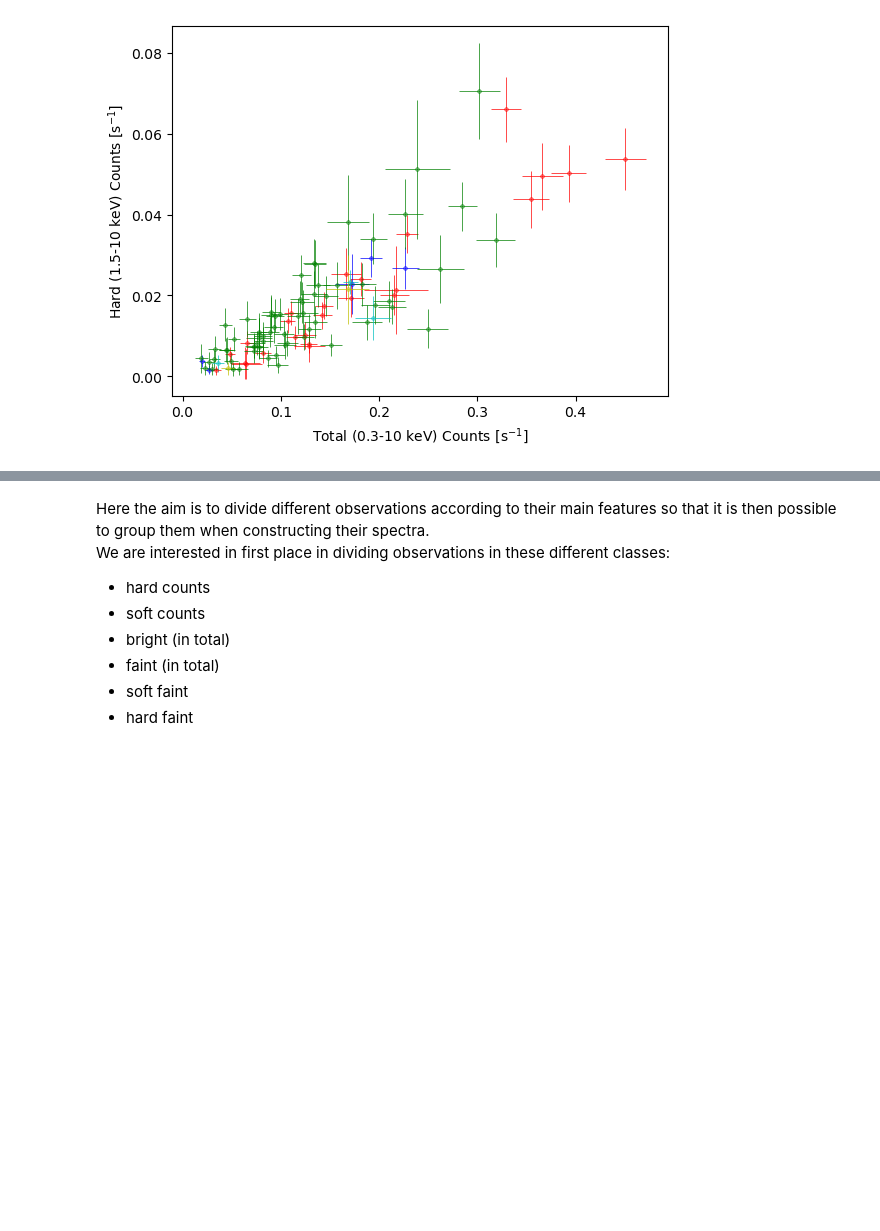
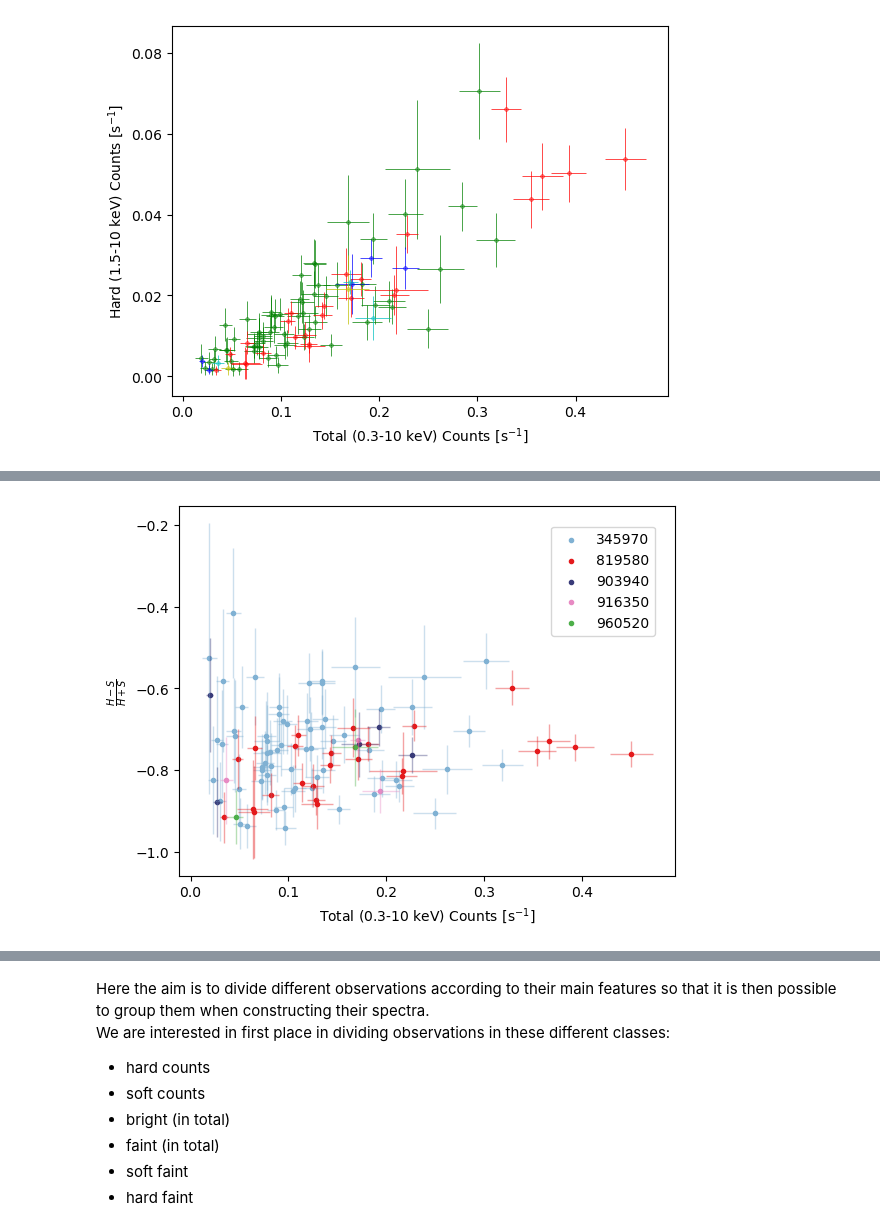
Before and after one commit to martapisci/IRAS_13224-3809, a Jupyter notebook: lc_iras13224-3809.ipynb, the cells around one changed output, grey strips where cells are left out. Saved outputs shown, nothing was run; the diff lists cells and outputs as text; code cells hidden in the pictures; blank space fills up the shorter version.

```diff
--- a/lc_iras13224-3809.ipynb
+++ b/lc_iras13224-3809.ipynb
@@ -417,0 +434,32 @@ plt.show()
+# %%
+#Plotting normalized HR as a function of counts for all observations
+
+
+
+#HR vs hard cts
+
+
+plt.errorbar(lcurve3['cts'],lcurve3['H-S/H+S'],xerr=lcurve3['err_counts'],yerr=lcurve3['normHR_err'], color=cmap(4) , marker=',', linestyle='None',linewidth =1,alpha = 0.4)
+plt.errorbar(lcurve1['cts'],lcurve1['H-S/H+S'],xerr=lcurve1['err_counts'],yerr=lcurve1['normHR_err'], color=cmap2(0), marker=',', linestyle='None',linewidth =1,alpha = 0.4)
+plt.errorbar(lcurve2['cts'],lcurve2['H-S/H+S'],xerr=lcurve2['err_counts'],yerr=lcurve2['normHR_err'], color=cmap4(0), marker=',', linestyle='None',linewidth =1,alpha = 0.4)
+plt.errorbar(lcurve4['cts'],lcurve4['H-S/H+S'],xerr=lcurve4['err_counts'],yerr=lcurve4['normHR_err'], color=cmap5(3), marker=',', linestyle='None',linewidth =1,alpha = 0.4)
+plt.errorbar(lcurve5['cts'],lcurve5['H-S/H+S'],xerr=lcurve5['err_counts'],yerr=lcurve5['normHR_err'], color=cmap2(2), marker=',', linestyle='None',linewidth =1,alpha = 0.4)
+
+
+plt.scatter(lcurve3['cts'],lcurve3['H-S/H+S'], color=cmap(4)  , marker='.', linestyle='None',linewidth =1,label = '345970')
+plt.scatter(lcurve1['cts'],lcurve1['H-S/H+S'], color=cmap2(0) , marker='.', linestyle='None',linewidth =1,label = '819580')
+plt.scatter(lcurve2['cts'],lcurve2['H-S/H+S'], color=cmap4(0) , marker='.', linestyle='None',linewidth =1,label = '903940')
+plt.scatter(lcurve4['cts'],lcurve4['H-S/H+S'], color=cmap5(3) , marker='.', linestyle='None',linewidth =1,label = '916350')
+plt.scatter(lcurve5['cts'],lcurve5['H-S/H+S'], color=cmap2(2) , marker='.', linestyle='None',linewidth =1,label = '960520')
+
+
+
+
+#legend settings
+plt.legend(loc=(0.75,0.65))
+plt.xlabel('Total (0.3-10 keV) Counts [s$^{-1}$]')
+plt.ylabel(r'$\frac{{H-S}}{{H+S}}$')
+plt.savefig("plot/HR_vs_cts.pdf")
+plt.show()
+# %% [output]
+[figure, added]
```
Also changed, not shown: parts of 13 cells of this notebook, 17 other files.
